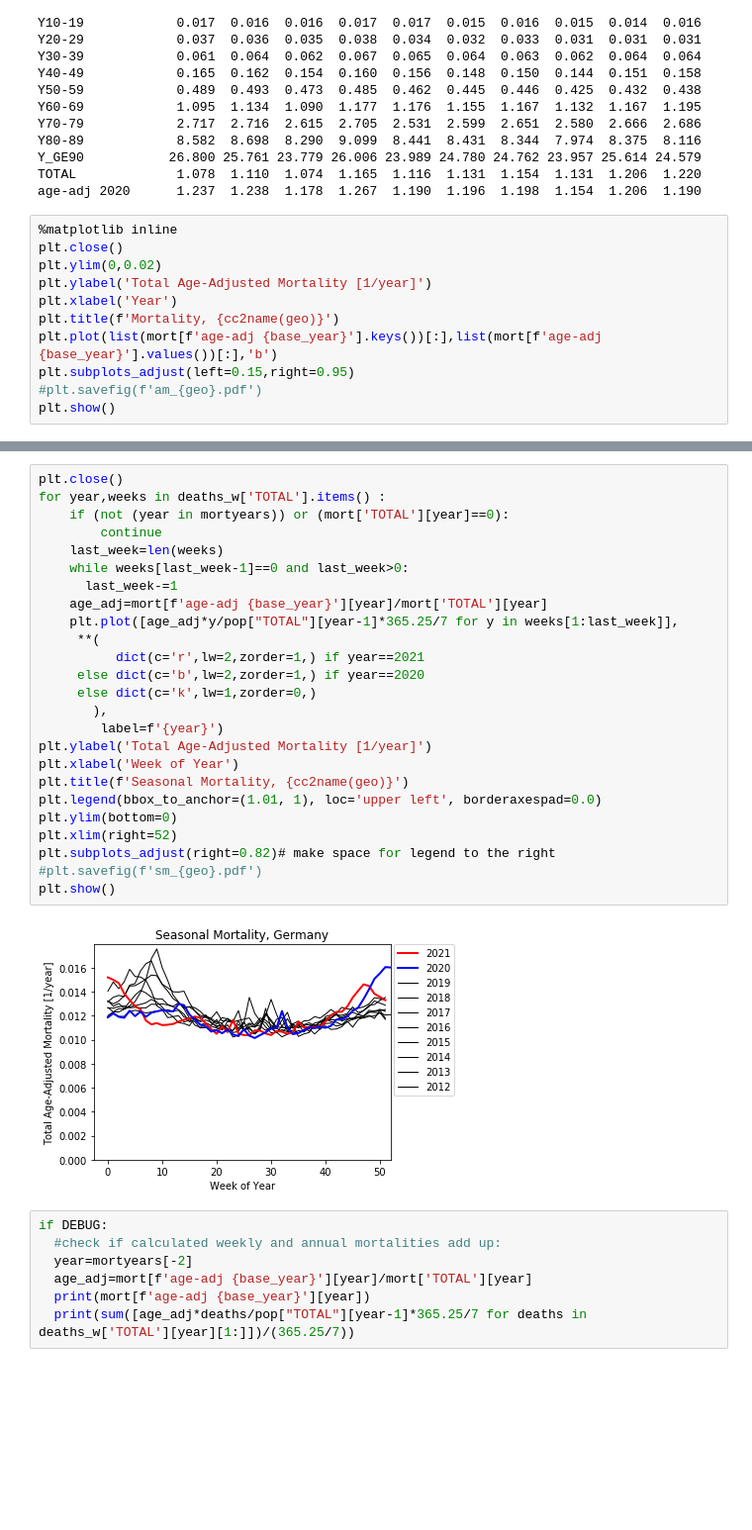
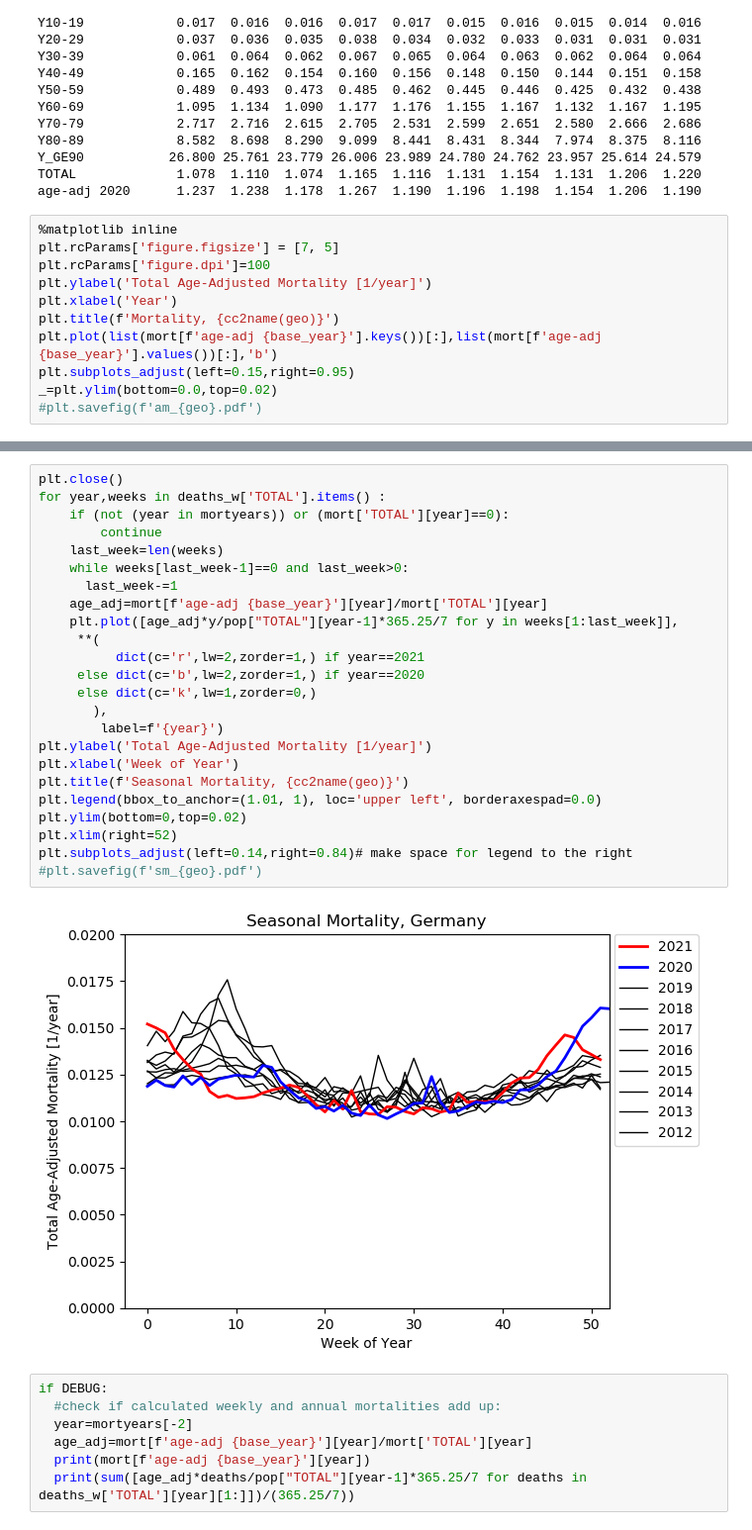
Before and after one commit to RichardPotthoff/Eurostat, a Jupyter notebook: eurostat.ipynb, the cells around one changed output, grey strips where cells are left out. Shown: that part at 99% size. Drawn from its saved outputs; the diff is of its cells as text; blank space fills up the shorter version.

Commit message:
adjust inline plot size

```diff
--- a/eurostat.ipynb
+++ b/eurostat.ipynb
@@ -172,13 +169,13 @@ TOTAL             1.078  1.110  1.074  1.165  1.116  1.131  1.154  1.131  1.206
 age-adj 2020      1.237  1.238  1.178  1.267  1.190  1.196  1.198  1.154  1.206  1.190
 # %%
 %matplotlib inline
-plt.close()
-plt.ylim(0,0.02)
+plt.rcParams['figure.figsize'] = [7, 5]
+plt.rcParams['figure.dpi']=100
 plt.ylabel('Total Age-Adjusted Mortality [1/year]')
 plt.xlabel('Year')
 plt.title(f'Mortality, {cc2name(geo)}')
 plt.plot(list(mort[f'age-adj {base_year}'].keys())[:],list(mort[f'age-adj {base_year}'].values())[:],'b')
 plt.subplots_adjust(left=0.15,right=0.95)
+_=plt.ylim(bottom=0.0,top=0.02)
 #plt.savefig(f'am_{geo}.pdf')
-plt.show()
 # %% [output]
@@ -186,30 +183,29 @@ plt.show()
 # %%
 plt.close()
 for year,weeks in deaths_w['TOTAL'].items() :
     if (not (year in mortyears)) or (mort['TOTAL'][year]==0):
         continue
     last_week=len(weeks)
     while weeks[last_week-1]==0 and last_week>0:
       last_week-=1
     age_adj=mort[f'age-adj {base_year}'][year]/mort['TOTAL'][year]
     plt.plot([age_adj*y/pop["TOTAL"][year-1]*365.25/7 for y in weeks[1:last_week]],
      **(
           dict(c='r',lw=2,zorder=1,) if year==2021
      else dict(c='b',lw=2,zorder=1,) if year==2020
      else dict(c='k',lw=1,zorder=0,)
        ),
         label=f'{year}')
 plt.ylabel('Total Age-Adjusted Mortality [1/year]')
 plt.xlabel('Week of Year')
 plt.title(f'Seasonal Mortality, {cc2name(geo)}')
 plt.legend(bbox_to_anchor=(1.01, 1), loc='upper left', borderaxespad=0.0)
-plt.ylim(bottom=0)
+plt.ylim(bottom=0,top=0.02)
 plt.xlim(right=52)
-plt.subplots_adjust(right=0.82)# make space for legend to the right
+plt.subplots_adjust(left=0.14,right=0.84)# make space for legend to the right
 #plt.savefig(f'sm_{geo}.pdf')
-plt.show()
 # %% [output]
-[figure, old version]
+[figure, new version]
 # %%
 if DEBUG:
   #check if calculated weekly and annual mortalities add up:
```
Also changed, not shown: parts of 2 cells of this notebook.
